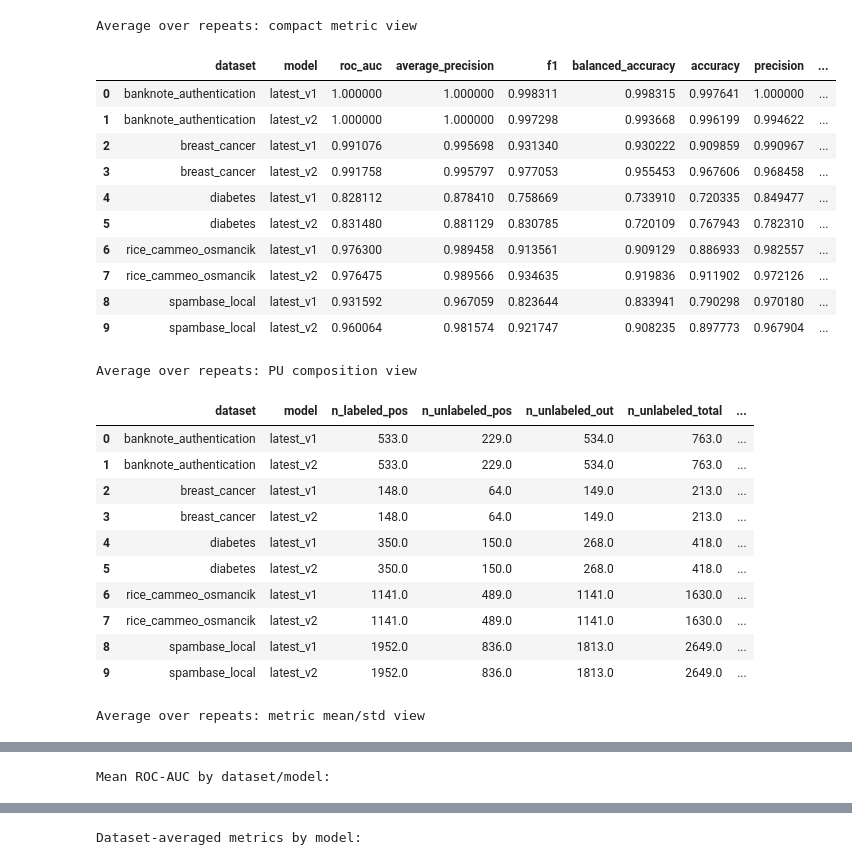
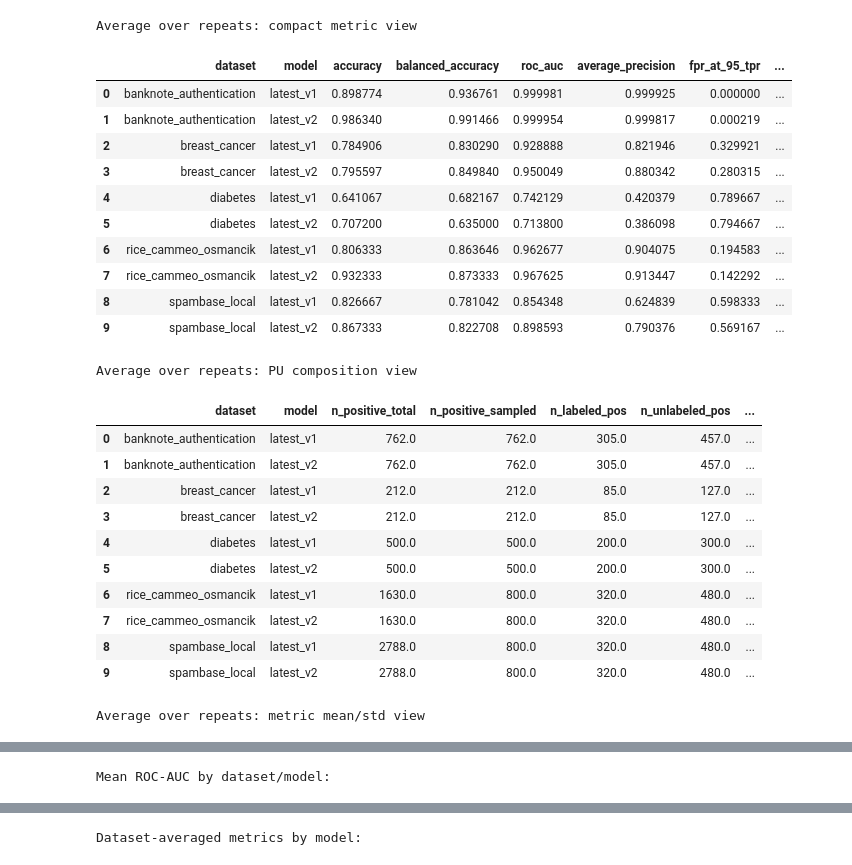
Before and after one commit to qinglong-tian/slim_pretrain, a Jupyter notebook: notebooks/benchmark/pu_classifier_playground.ipynb, the cells around one changed output, grey strips where cells are left out. Cells and saved outputs as stored; diff of their text form; code cells hidden in the pictures.

```diff
--- a/notebooks/benchmark/pu_classifier_playground.ipynb
+++ b/notebooks/benchmark/pu_classifier_playground.ipynb
@@ -62,8 +61,8 @@ CHECKPOINT_PATHS = {
 DEVICE = 'auto'  # auto | cpu | cuda | mps
 
 # PU protocol config
-LP_UP_RATIO = (7, 3)  # 40% labeled-positive, 60% unlabeled-positive
-UNLABELED_OUTLIER_FRACTION = 0.7
+LP_UP_RATIO = (4, 6)  # 40% labeled-positive, 60% unlabeled-positive
+UNLABELED_OUTLIER_FRACTION = 0.2
 DEFAULT_INLIER_CLASS = 0
 INLIER_CLASS_BY_DATASET: Dict[str, int] = {
     # Override per dataset if needed (values must be 0 or 1 after binary coercion).
@@ -76,9 +75,10 @@ INLIER_CLASS_BY_DATASET: Dict[str, int] = {
 
 NUM_REPEATS = 10
 BASE_SEED = 20260219
-THRESHOLD = 0.50
+# Outlier evaluation uses logit scores (threshold-free ranking metrics).
 USE_STANDARD_SCALER = False
 MAX_FEATURES: Optional[int] = None
+MAX_POSITIVE: Optional[int] = 800  # e.g., 300; sample positives first, then split by LP_UP_RATIO
 
 OPENML_CACHE_DIR = repo_root / '.cache' / 'openml'
 OPENML_CACHE_DIR.mkdir(parents=True, exist_ok=True)
@@ -577,6 +642,7 @@ for repeat_idx in range(NUM_REPEATS):
             labeled_positive_fraction=labeled_positive_fraction,
             unlabeled_outlier_fraction=UNLABELED_OUTLIER_FRACTION,
             seed=split_seed,
+            max_positive=MAX_POSITIVE,
         )
 
         for model_name, clf in models.items():
@@ -585,7 +651,6 @@ for repeat_idx in range(NUM_REPEATS):
                 X_labeled_pos=pu['X_labeled_pos'],
                 X_unlabeled=pu['X_unlabeled'],
                 y_unlabeled_true=pu['y_unlabeled_true'],
-                threshold=THRESHOLD,
                 use_standard_scaler=USE_STANDARD_SCALER,
             )
 
@@ -601,6 +666,8 @@ for repeat_idx in range(NUM_REPEATS):
                     'outlier_raw_label': str(ds['inverse_label_mapping'].get(1 - inlier_class, 'unknown')),
                     'n_rows': int(ds['n_rows']),
                     'n_features': int(ds['n_features']),
+                    'n_positive_total': int(pu['n_positive_total']),
+                    'n_positive_sampled': int(pu['n_positive_sampled']),
                     'n_labeled_pos': int(pu['n_labeled_pos']),
                     'n_unlabeled_pos': int(pu['n_unlabeled_pos']),
                     'n_unlabeled_out': int(pu['n_unlabeled_out']),
@@ -618,15 +685,16 @@ if repeat_results_df.empty:
 print('\nPer-repeat snapshot (first 20 rows): identifiers + composition')
 repeat_view_cols = [
     'repeat', 'dataset', 'model', 'inlier_raw_label', 'outlier_raw_label',
-    'n_labeled_pos', 'n_unlabeled_pos', 'n_unlabeled_out', 'n_unlabeled_total',
-    'actual_unlabeled_outlier_fraction',
+    'n_positive_total', 'n_positive_sampled', 'n_labeled_pos', 'n_unlabeled_pos',
+    'n_unlabeled_out', 'n_unlabeled_total', 'actual_unlabeled_outlier_fraction',
 ]
 display(repeat_results_df[repeat_view_cols].head(20))
 
 print('Per-repeat snapshot (first 20 rows): metrics')
 repeat_metric_cols = [
     'repeat', 'dataset', 'model',
-    'accuracy', 'balanced_accuracy', 'precision', 'recall', 'f1', 'roc_auc', 'average_precision',
+    'accuracy', 'balanced_accuracy', 'roc_auc', 'average_precision', 'fpr_at_95_tpr',
+    'precision_at_k', 'recall_at_k', 'outlier_score_gap',
 ]
 display(repeat_results_df[repeat_metric_cols].head(20))
 # %% [output]
@@ -681,14 +749,17 @@ Per-repeat snapshot (first 20 rows): metrics
 metric_cols = [
     'accuracy',
     'balanced_accuracy',
-    'precision',
-    'recall',
-    'f1',
     'roc_auc',
     'average_precision',
+    'fpr_at_95_tpr',
+    'precision_at_k',
+    'recall_at_k',
+    'outlier_score_gap',
 ]
 
 composition_cols = [
+    'n_positive_total',
+    'n_positive_sampled',
     'n_labeled_pos',
     'n_unlabeled_pos',
     'n_unlabeled_out',
@@ -714,56 +785,58 @@ std_metrics_df = (
 summary_df = avg_metrics_df.merge(std_metrics_df, on=['dataset', 'model'], how='left')
 
 print('Average over repeats: compact metric view')
 summary_metric_view_cols = [
     'dataset', 'model',
-    'roc_auc', 'average_precision', 'f1', 'balanced_accuracy', 'accuracy', 'precision', 'recall',
+    'accuracy', 'balanced_accuracy', 'roc_auc', 'average_precision', 'fpr_at_95_tpr',
+    'precision_at_k', 'recall_at_k', 'outlier_score_gap',
 ]
 display(summary_df[summary_metric_view_cols].sort_values(['dataset', 'model']))
 
 print('Average over repeats: PU composition view')
 summary_composition_view_cols = [
     'dataset', 'model',
-    'n_labeled_pos', 'n_unlabeled_pos', 'n_unlabeled_out', 'n_unlabeled_total',
+    'n_positive_total', 'n_positive_sampled', 'n_labeled_pos', 'n_unlabeled_pos',
+    'n_unlabeled_out', 'n_unlabeled_total',
     'requested_unlabeled_outlier_fraction', 'actual_unlabeled_outlier_fraction',
 ]
 display(summary_df[summary_composition_view_cols].sort_values(['dataset', 'model']))
 
 print('Average over repeats: metric mean/std view')
 summary_metric_std_cols = ['dataset', 'model']
 for c in metric_cols:
     summary_metric_std_cols.extend([c, f'{c}_std'])
 display(summary_df[summary_metric_std_cols].sort_values(['dataset', 'model']))
 
 roc_auc_pivot = summary_df.pivot_table(index='dataset', columns='model', values='roc_auc')
 print('Mean ROC-AUC by dataset/model:')
 display(roc_auc_pivot)
 
 avg_by_model = summary_df.groupby('model', as_index=False)[metric_cols].mean().sort_values('roc_auc', ascending=False)
 print('Dataset-averaged metrics by model:')
 display(avg_by_model)
 # %% [output]
 Average over repeats: compact metric view
-|  | dataset | model | roc_auc | average_precision | f1 | balanced_accuracy | accuracy | precision | ... |
-| 0 | banknote_authentication | latest_v1 | 1.000000 | 1.000000 | 0.998311 | 0.998315 | 0.997641 | 1.000000 | ... |
-| 1 | banknote_authentication | latest_v2 | 1.000000 | 1.000000 | 0.997298 | 0.993668 | 0.996199 | 0.994622 | ... |
-| 2 | breast_cancer | latest_v1 | 0.991076 | 0.995698 | 0.931340 | 0.930222 | 0.909859 | 0.990967 | ... |
-| 3 | breast_cancer | latest_v2 | 0.991758 | 0.995797 | 0.977053 | 0.955453 | 0.967606 | 0.968458 | ... |
-| 4 | diabetes | latest_v1 | 0.828112 | 0.878410 | 0.758669 | 0.733910 | 0.720335 | 0.849477 | ... |
-| 5 | diabetes | latest_v2 | 0.831480 | 0.881129 | 0.830785 | 0.720109 | 0.767943 | 0.782310 | ... |
-| 6 | rice_cammeo_osmancik | latest_v1 | 0.976300 | 0.989458 | 0.913561 | 0.909129 | 0.886933 | 0.982557 | ... |
-| 7 | rice_cammeo_osmancik | latest_v2 | 0.976475 | 0.989566 | 0.934635 | 0.919836 | 0.911902 | 0.972126 | ... |
-| 8 | spambase_local | latest_v1 | 0.931592 | 0.967059 | 0.823644 | 0.833941 | 0.790298 | 0.970180 | ... |
-| 9 | spambase_local | latest_v2 | 0.960064 | 0.981574 | 0.921747 | 0.908235 | 0.897773 | 0.967904 | ... |
+|  | dataset | model | accuracy | balanced_accuracy | roc_auc | average_precision | fpr_at_95_tpr | ... |
+| 0 | banknote_authentication | latest_v1 | 0.898774 | 0.936761 | 0.999981 | 0.999925 | 0.000000 | ... |
+| 1 | banknote_authentication | latest_v2 | 0.986340 | 0.991466 | 0.999954 | 0.999817 | 0.000219 | ... |
+| 2 | breast_cancer | latest_v1 | 0.784906 | 0.830290 | 0.928888 | 0.821946 | 0.329921 | ... |
+| 3 | breast_cancer | latest_v2 | 0.795597 | 0.849840 | 0.950049 | 0.880342 | 0.280315 | ... |
+| 4 | diabetes | latest_v1 | 0.641067 | 0.682167 | 0.742129 | 0.420379 | 0.789667 | ... |
+| 5 | diabetes | latest_v2 | 0.707200 | 0.635000 | 0.713800 | 0.386098 | 0.794667 | ... |
+| 6 | rice_cammeo_osmancik | latest_v1 | 0.806333 | 0.863646 | 0.962677 | 0.904075 | 0.194583 | ... |
+| 7 | rice_cammeo_osmancik | latest_v2 | 0.932333 | 0.873333 | 0.967625 | 0.913447 | 0.142292 | ... |
+| 8 | spambase_local | latest_v1 | 0.826667 | 0.781042 | 0.854348 | 0.624839 | 0.598333 | ... |
+| 9 | spambase_local | latest_v2 | 0.867333 | 0.822708 | 0.898593 | 0.790376 | 0.569167 | ... |
 Average over repeats: PU composition view
-|  | dataset | model | n_labeled_pos | n_unlabeled_pos | n_unlabeled_out | n_unlabeled_total | ... |
-| 0 | banknote_authentication | latest_v1 | 533.0 | 229.0 | 534.0 | 763.0 | ... |
-| 1 | banknote_authentication | latest_v2 | 533.0 | 229.0 | 534.0 | 763.0 | ... |
-| 2 | breast_cancer | latest_v1 | 148.0 | 64.0 | 149.0 | 213.0 | ... |
-| 3 | breast_cancer | latest_v2 | 148.0 | 64.0 | 149.0 | 213.0 | ... |
-| 4 | diabetes | latest_v1 | 350.0 | 150.0 | 268.0 | 418.0 | ... |
-| 5 | diabetes | latest_v2 | 350.0 | 150.0 | 268.0 | 418.0 | ... |
-| 6 | rice_cammeo_osmancik | latest_v1 | 1141.0 | 489.0 | 1141.0 | 1630.0 | ... |
-| 7 | rice_cammeo_osmancik | latest_v2 | 1141.0 | 489.0 | 1141.0 | 1630.0 | ... |
-| 8 | spambase_local | latest_v1 | 1952.0 | 836.0 | 1813.0 | 2649.0 | ... |
-| 9 | spambase_local | latest_v2 | 1952.0 | 836.0 | 1813.0 | 2649.0 | ... |
+|  | dataset | model | n_positive_total | n_positive_sampled | n_labeled_pos | n_unlabeled_pos | ... |
+| 0 | banknote_authentication | latest_v1 | 762.0 | 762.0 | 305.0 | 457.0 | ... |
+| 1 | banknote_authentication | latest_v2 | 762.0 | 762.0 | 305.0 | 457.0 | ... |
+| 2 | breast_cancer | latest_v1 | 212.0 | 212.0 | 85.0 | 127.0 | ... |
+| 3 | breast_cancer | latest_v2 | 212.0 | 212.0 | 85.0 | 127.0 | ... |
+| 4 | diabetes | latest_v1 | 500.0 | 500.0 | 200.0 | 300.0 | ... |
+| 5 | diabetes | latest_v2 | 500.0 | 500.0 | 200.0 | 300.0 | ... |
+| 6 | rice_cammeo_osmancik | latest_v1 | 1630.0 | 800.0 | 320.0 | 480.0 | ... |
+| 7 | rice_cammeo_osmancik | latest_v2 | 1630.0 | 800.0 | 320.0 | 480.0 | ... |
+| 8 | spambase_local | latest_v1 | 2788.0 | 800.0 | 320.0 | 480.0 | ... |
+| 9 | spambase_local | latest_v2 | 2788.0 | 800.0 | 320.0 | 480.0 | ... |
 Average over repeats: metric mean/std view
```
Also changed, not shown: parts of 9 cells of this notebook, 1 other file.
